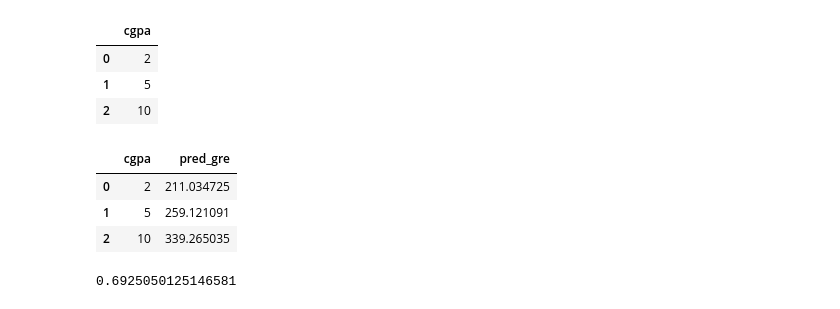
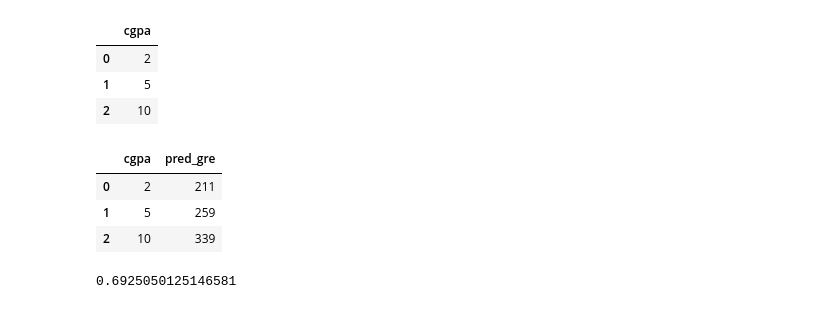
Before and after one commit to mfikrifadl/analyze-data-admission, a Jupyter notebook: data_analyze.ipynb, the cells around one changed output. Cells and saved outputs as stored; diff of their text form; code cells hidden in the pictures.

```diff
--- a/data_analyze.ipynb
+++ b/data_analyze.ipynb
@@ -173,14 +173,14 @@ prediction_results
 | 2 | 10 |
 # %%
 # Prediction results
-prediction_results["pred_gre"] = results.predict(prediction_results["cgpa"])
+prediction_results["pred_gre"] = results.predict(prediction_results["cgpa"]).astype(int)
 
 prediction_results
 # %% [output]
 |  | cgpa | pred_gre |
-| 0 | 2 | 211.034725 |
-| 1 | 5 | 259.121091 |
-| 2 | 10 | 339.265035 |
+| 0 | 2 | 211 |
+| 1 | 5 | 259 |
+| 2 | 10 | 339 |
 # %%
 # Create OLS model object
 model_coa = smf.ols("coa ~ gre_score + toefl_score", data)
```
Also changed, not shown: parts of 2 cells of this notebook.
